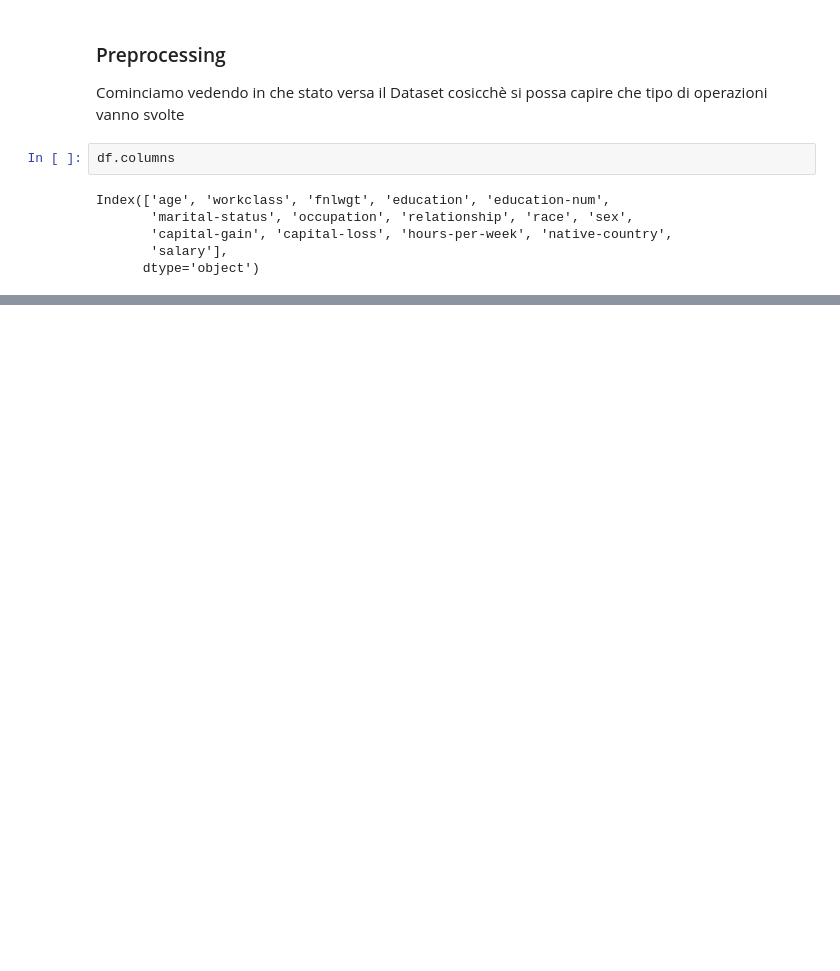
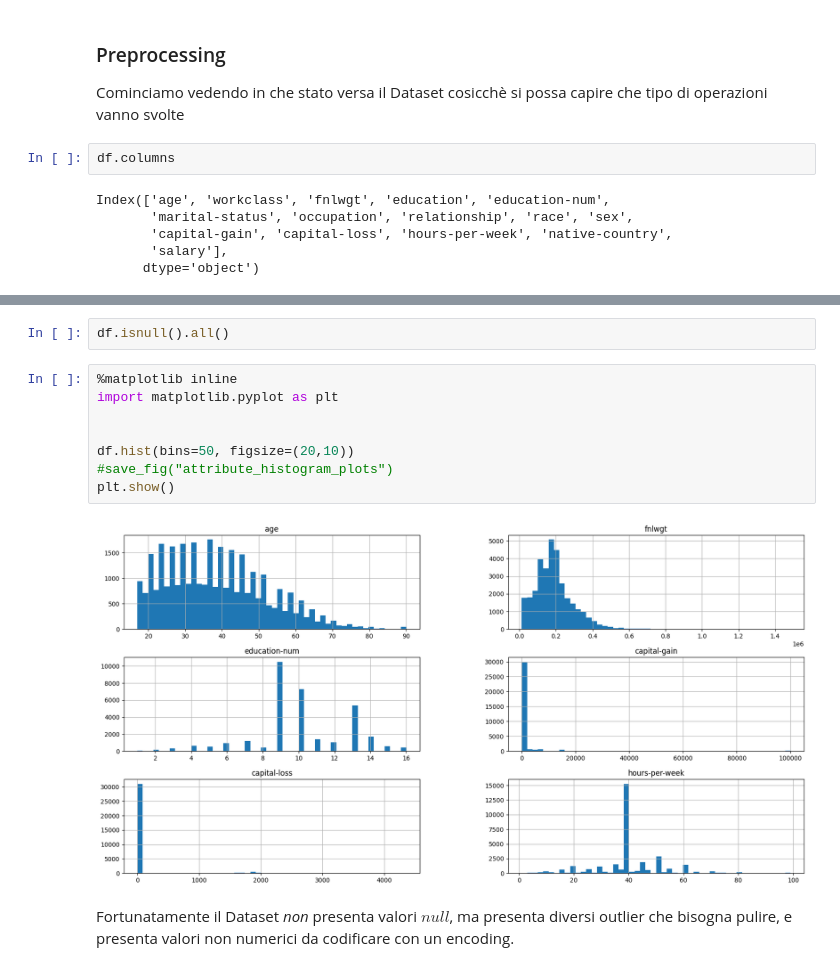
Before and after one commit to umbertofrega/Salary_Prediction, a Jupyter notebook: Notebook.ipynb, the cells around one changed output, grey strips where cells are left out. Cells and saved outputs as stored; diff of their text form; blank space fills up the shorter version.

```diff
--- a/Notebook.ipynb
+++ b/Notebook.ipynb
@@ -64,0 +37,14 @@ df.describe()
+# %%
+df.isnull().all()
+# %%
+%matplotlib inline
+import matplotlib.pyplot as plt
+
+
+df.hist(bins=50, figsize=(20,10))
+#save_fig("attribute_histogram_plots")
+plt.show()
+# %% [output]
+[figure, added]
+# %% [markdown]
+Fortunatamente il Dataset _non_ presenta valori $null$, ma presenta diversi outlier che bisogna pulire, e presenta valori non numerici da codificare con un encoding.
```
Also changed, not shown: parts of 3 cells of this notebook.
